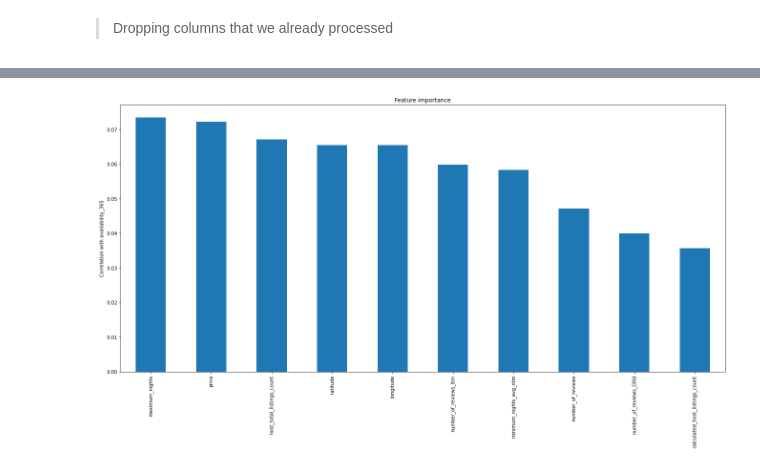
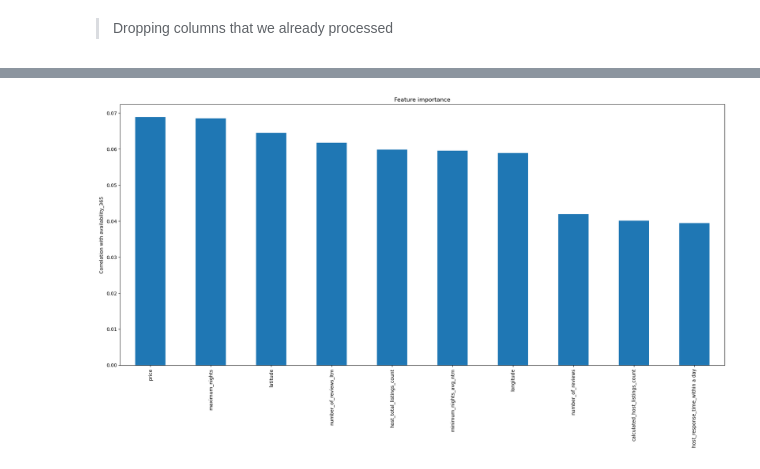
Before and after one commit to Abdulrahman-Almutlaq/AirBnb_EDA, a Jupyter notebook: DS.ipynb, the cells around one changed output, grey strips where cells are left out. Drawn from its saved outputs; the diff is of its cells as text; code cells hidden in the pictures.

```diff
--- a/DS.ipynb
+++ b/DS.ipynb
@@ -144,6 +172,21 @@ Boston_listings['host_acceptance_rate'] = Boston_listings['host_acceptance_rate'
 
 # =================================================================
 
+one_hot = pd.get_dummies(Boston_listings['property_type'], prefix='property_type')
+
+Boston_listings = Boston_listings.drop('property_type',axis = 1)
+
+Boston_listings = Boston_listings.join(one_hot)
+
+
+# =================================================================
+
+one_hot = pd.get_dummies(Boston_listings['room_type'], prefix='room_type')
+
+Boston_listings = Boston_listings.drop('room_type',axis = 1)
+
+Boston_listings = Boston_listings.join(one_hot)
+
 
 
 Boston_listings['price'] = Boston_listings['price'].str.strip('$').str.replace(',', '').astype('float')
@@ -401,10 +426,6 @@ Boston_listings['host_has_profile_pic'] = le.fit_transform(Boston_listings['host
 
 Boston_listings['host_identity_verified'] = le.fit_transform(Boston_listings['host_identity_verified'])
 
-Boston_listings['property_type'] = le.fit_transform(Boston_listings['property_type'])
-
-Boston_listings['room_type'] = le.fit_transform(Boston_listings['room_type'])
-
 Boston_listings['has_availability'] = le.fit_transform(Boston_listings['has_availability'])
 
 Boston_listings['instant_bookable'] = le.fit_transform(Boston_listings['instant_bookable'])
@@ -471,7 +494,7 @@ fig.tight_layout()
 # We are interested in `availability_365` column as it represents avialabilty across the whole year.
 # yet we need to drop every column that has `availability` in it.
 X = Boston_listings.drop(columns=['availability_365', 'has_availability', 'availability_30',\
-                                 'availability_60', 'availability_90'])
+                                 'availability_60', 'availability_90'])dd
 y = Boston_listings.availability_365
 
 standard_scaler = preprocessing.StandardScaler()
@@ -479,34 +502,34 @@ standard_scaler = preprocessing.StandardScaler()
 X = standard_scaler.fit_transform(X)
 
 X_train, X_test, y_train, y_test = train_test_split(X, y, test_size=0.15, random_state=12)
 
 
 rf = RandomForestRegressor(n_estimators=100)
 rf.fit(X_train, y_train)
 
 
 feature_names = [f"{Boston_listings.drop(columns=['availability_365']).columns[i]}" for i in range(X.shape[1])]
 
 
 
 max_10_indices = rf.feature_importances_.argsort()[-10:][::-1]
 
 top_features = rf.feature_importances_[max_10_indices]
 
 top_features_names = np.array(feature_names)[max_10_indices]
 
 forest_importances = pd.Series(top_features, index=top_features_names)
 
 forest_importances.sort_values(ascending = False, inplace=True)
 
 fig, ax = plt.subplots()
 forest_importances.plot.bar(ax=ax)
 ax.set_title("Feature importance")
 ax.set_ylabel("Correlation with availability_365")
 fig.set_size_inches(18.5, 10.5)
 fig.tight_layout()
 # %% [output]
-[figure, old version]
+[figure, new version]
 # %%
 forest_importances
 # %% [output]
```
Also changed, not shown: parts of 20 cells of this notebook.
